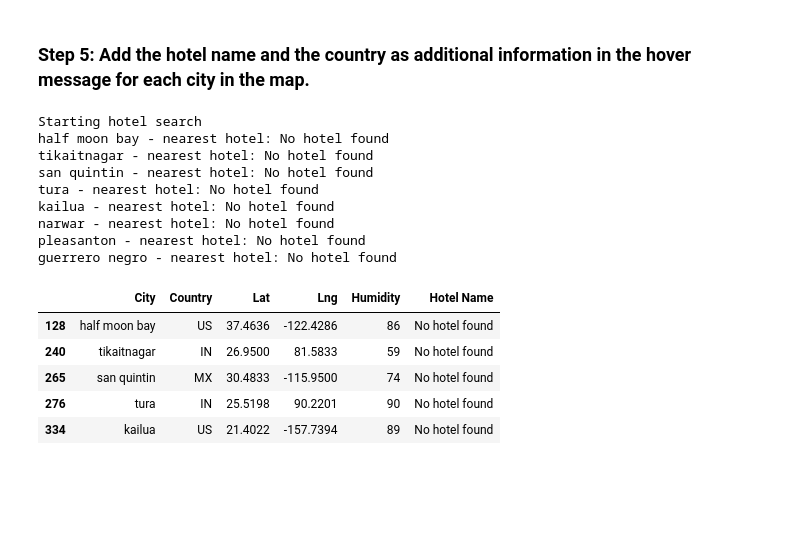
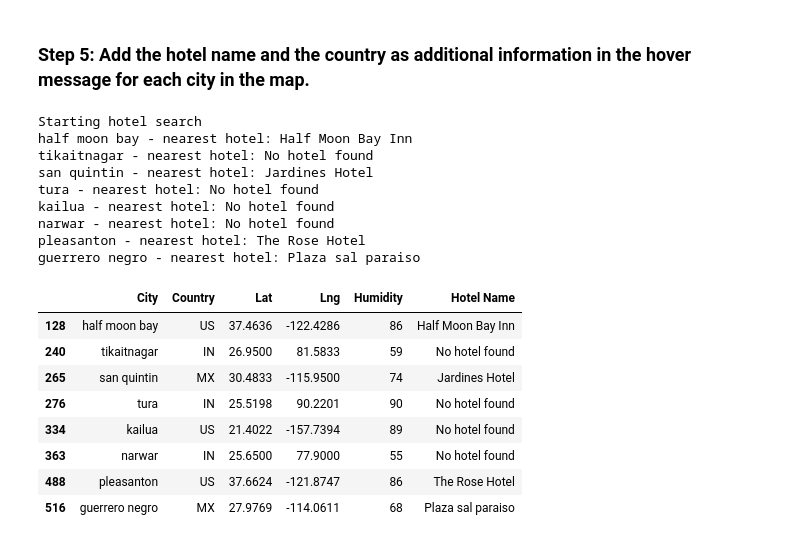
Before and after one commit to limbupella/Python-APIs, a Jupyter notebook: WeatherPy/Starter_Code/starter_code/VacationPy.ipynb, the cells around one changed output. Cells and saved outputs as stored; diff of their text form; code cells hidden in the pictures; blank space fills up the shorter version.

```diff
--- a/WeatherPy/Starter_Code/starter_code/VacationPy.ipynb
+++ b/WeatherPy/Starter_Code/starter_code/VacationPy.ipynb
@@ -138,8 +138,8 @@ hotel_df
 # Set parameters to search for a hotel
 radius = 10000
 params = {"categories": "accommodation.hotel",
-            "apikey": geoapify_key,
-          "limit": 10
+          "apiKey": geoapify_key,
+          "limit": 20
          }
 
 # Print a message to follow up the hotel search
@@ -154,46 +154,49 @@ for index, row in hotel_df.iterrows():
 
     # Add filter and bias parameters with the current city's latitude and longitude to the params dictionary
     params["filter"] = f"circle:{longitude},{latitude},{radius}"
-    params["bias"] = f"proximity:{latitude},{longitude}"
+    params["bias"] = f"proximity:{longitude},{latitude}"
 
     # Set base URL
     base_url = "https://api.geoapify.com/v2/places"
 
 
     # Make and API request using the params dictionaty
     name_address = requests.get(base_url, params=params)
 
     # Convert the API response to JSON format
     name_address = name_address.json()
 
     # Grab the first hotel from the results and store the name in the hotel_df DataFrame
     try:
         hotel_df.loc[index, "Hotel Name"] = name_address["features"][0]["properties"]["name"]
     except (KeyError, IndexError):
         # If no hotel is found, set the hotel name as "No hotel found".
         hotel_df.loc[index, "Hotel Name"] = "No hotel found"
 
     # Log the search results
     print(f"{hotel_df.loc[index, 'City']} - nearest hotel: {hotel_df.loc[index, 'Hotel Name']}")
 
 # Display sample data
-hotel_df.head()
+hotel_df
 # %% [output]
 Starting hotel search
-half moon bay - nearest hotel: No hotel found
+half moon bay - nearest hotel: Half Moon Bay Inn
 tikaitnagar - nearest hotel: No hotel found
-san quintin - nearest hotel: No hotel found
+san quintin - nearest hotel: Jardines Hotel
 tura - nearest hotel: No hotel found
 kailua - nearest hotel: No hotel found
 narwar - nearest hotel: No hotel found
-pleasanton - nearest hotel: No hotel found
-guerrero negro - nearest hotel: No hotel found
+pleasanton - nearest hotel: The Rose Hotel
+guerrero negro - nearest hotel: Plaza sal paraiso
 |  | City | Country | Lat | Lng | Humidity | Hotel Name |
-| 128 | half moon bay | US | 37.4636 | -122.4286 | 86 | No hotel found |
+| 128 | half moon bay | US | 37.4636 | -122.4286 | 86 | Half Moon Bay Inn |
 | 240 | tikaitnagar | IN | 26.9500 | 81.5833 | 59 | No hotel found |
-| 265 | san quintin | MX | 30.4833 | -115.9500 | 74 | No hotel found |
+| 265 | san quintin | MX | 30.4833 | -115.9500 | 74 | Jardines Hotel |
 | 276 | tura | IN | 25.5198 | 90.2201 | 90 | No hotel found |
 | 334 | kailua | US | 21.4022 | -157.7394 | 89 | No hotel found |
+| 363 | narwar | IN | 25.6500 | 77.9000 | 55 | No hotel found |
+| 488 | pleasanton | US | 37.6624 | -121.8747 | 86 | The Rose Hotel |
+| 516 | guerrero negro | MX | 27.9769 | -114.0611 | 68 | Plaza sal paraiso |
 # %%
 %%capture --no-display
 
```
Also changed, not shown: 2 other files.
